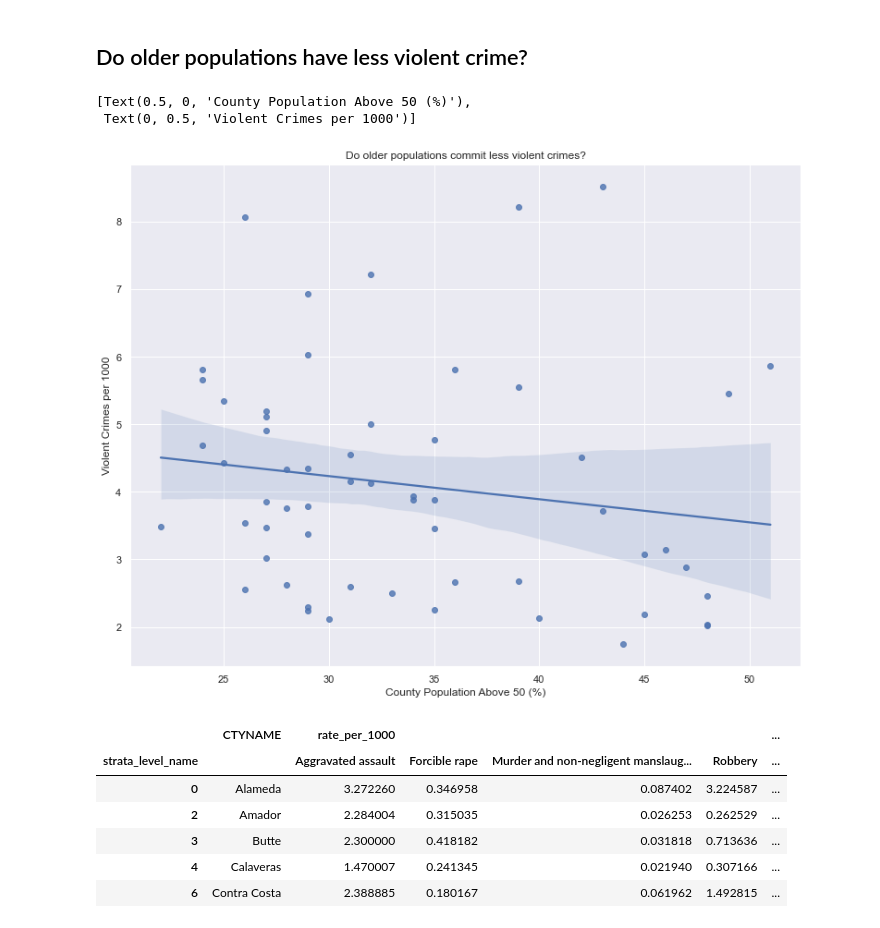
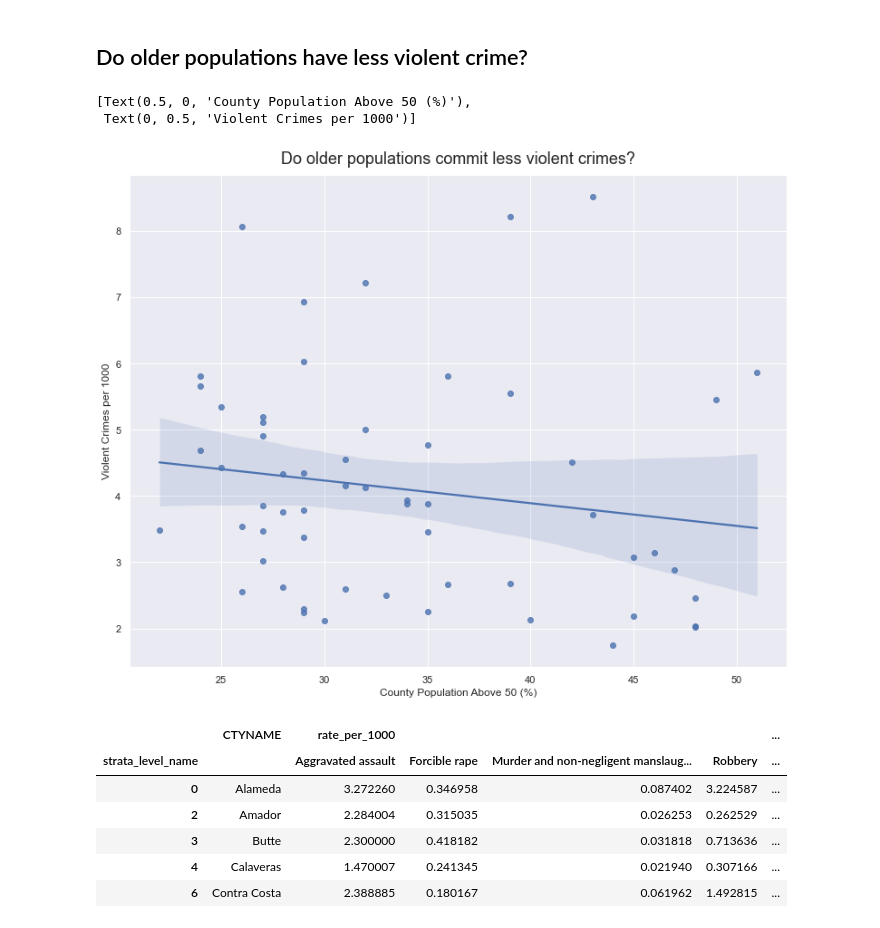
Before and after one commit to jordan-barrett-jm/violent-crime-demographics, a Jupyter notebook: demographics-violent-crime.ipynb, the cells around one changed output. Drawn from its saved outputs; the diff is of its cells as text; code cells hidden in the pictures.

```diff
--- a/demographics-violent-crime.ipynb
+++ b/demographics-violent-crime.ipynb
@@ -257,12 +259,12 @@ age_vc.corr(method='pearson')
 ## Do older populations have less violent crime?
 # %%
 fig = sns.regplot(x='ABOVE_50', y='rate_per_1000', data=age_vc)
-fig.set(title='Do older populations commit less violent crimes?')
+fig.set_title('Do older populations commit less violent crimes?', fontdict={'fontsize':18}, pad=12)
 fig.set(xlabel='County Population Above 50 (%)', ylabel='Violent Crimes per 1000')
 # %% [output]
 [Text(0.5, 0, 'County Population Above 50 (%)'),
  Text(0, 0.5, 'Violent Crimes per 1000')]
-[figure, old version]
+[figure, new version]
 # %%
 #Pivot table to get violent crime rate categorically data by each county
 pivot_vc = vc_filtered[['strata_level_name','geoname','rate_per_1000']]
```
Also changed, not shown: parts of 25 cells of this notebook.
